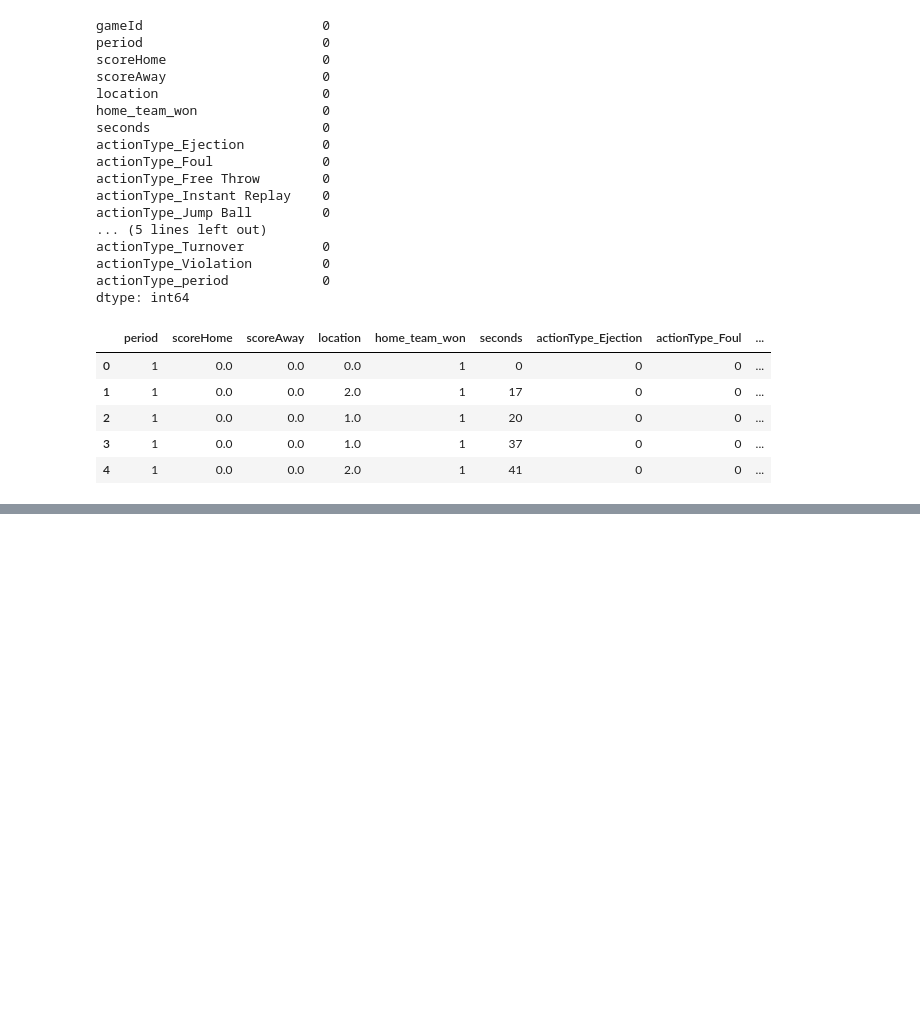
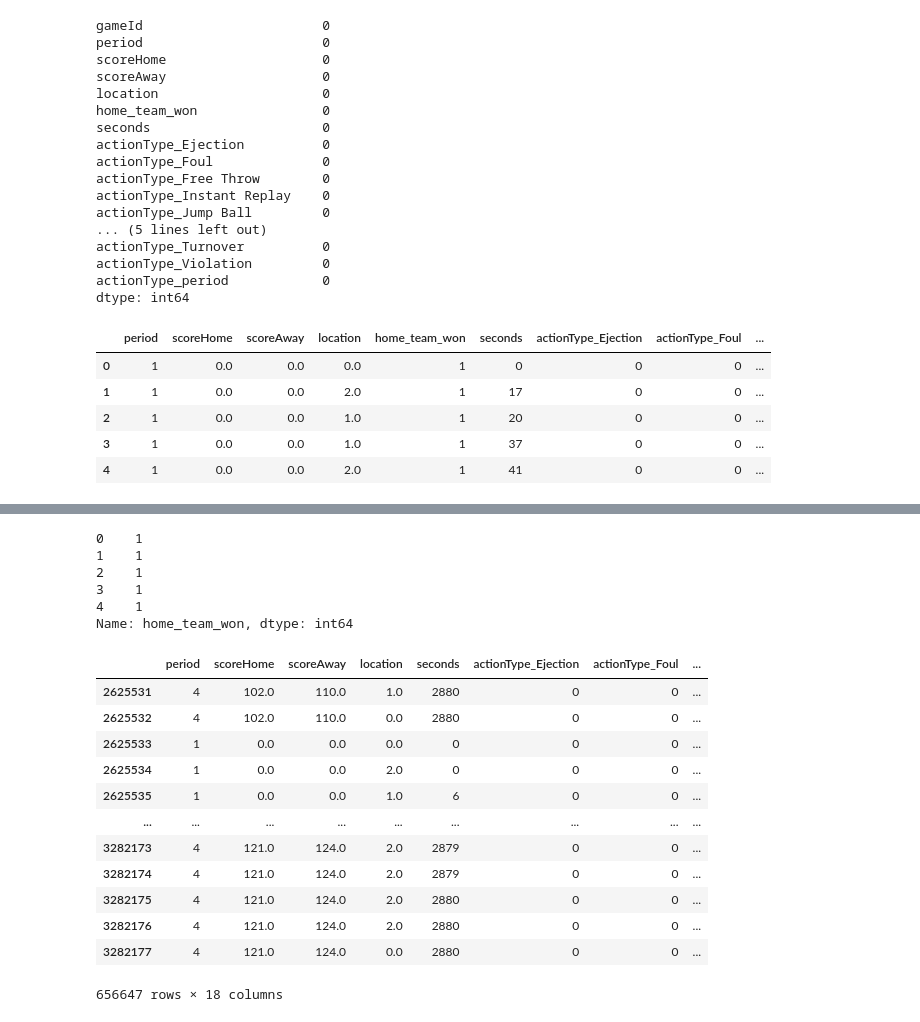
Before and after one commit to htaheri17/Real-Time-Win-Probability-Predictor, a Jupyter notebook: notebooks/win_probability_model.ipynb, the cells around one changed output, grey strips where cells are left out. Drawn from its saved outputs; the diff is of its cells as text; code cells hidden in the pictures; blank space fills up the shorter version.

Commit message:
create training and test splits

```diff
--- a/notebooks/win_probability_model.ipynb
+++ b/notebooks/win_probability_model.ipynb
@@ -450,3 +450,7 @@ df.head()
 | 2 | 1 | 0.0 | 0.0 | 1.0 | 1 | 20 | 0 | 0 | ... |
 | 3 | 1 | 0.0 | 0.0 | 1.0 | 1 | 37 | 0 | 0 | ... |
 | 4 | 1 | 0.0 | 0.0 | 2.0 | 1 | 41 | 0 | 0 | ... |
+# %%
+# lets create the features and target
+X = df.drop(columns = ["home_team_won"])
+y = df["home_team_won"]
@@ -452,0 +466,26 @@ df.head()
+# %%
+y.head()
+# %% [output]
+0    1
+1    1
+2    1
+3    1
+4    1
+Name: home_team_won, dtype: int64
+# %%
+# we found 2625533 to be the start of a new game which is really close to 80 percent of the data where we will split at
+X[2625530:]
+# %% [output]
+|  | period | scoreHome | scoreAway | location | seconds | actionType_Ejection | actionType_Foul | ... |
+| 2625531 | 4 | 102.0 | 110.0 | 1.0 | 2880 | 0 | 0 | ... |
+| 2625532 | 4 | 102.0 | 110.0 | 0.0 | 2880 | 0 | 0 | ... |
+| 2625533 | 1 | 0.0 | 0.0 | 0.0 | 0 | 0 | 0 | ... |
+| 2625534 | 1 | 0.0 | 0.0 | 2.0 | 0 | 0 | 0 | ... |
+| 2625535 | 1 | 0.0 | 0.0 | 1.0 | 6 | 0 | 0 | ... |
+| ... | ... | ... | ... | ... | ... | ... | ... | ... |
+| 3282173 | 4 | 121.0 | 124.0 | 2.0 | 2879 | 0 | 0 | ... |
+| 3282174 | 4 | 121.0 | 124.0 | 2.0 | 2879 | 0 | 0 | ... |
+| 3282175 | 4 | 121.0 | 124.0 | 2.0 | 2880 | 0 | 0 | ... |
+| 3282176 | 4 | 121.0 | 124.0 | 2.0 | 2880 | 0 | 0 | ... |
+| 3282177 | 4 | 121.0 | 124.0 | 0.0 | 2880 | 0 | 0 | ... |
+656647 rows × 18 columns
```
Also changed, not shown: parts of 5 cells of this notebook.
